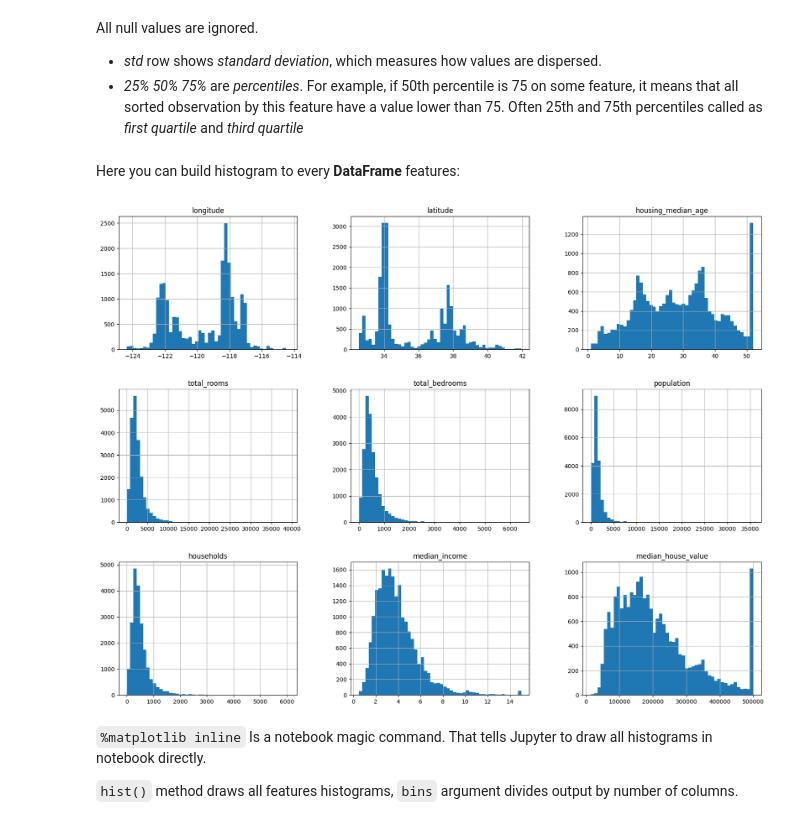
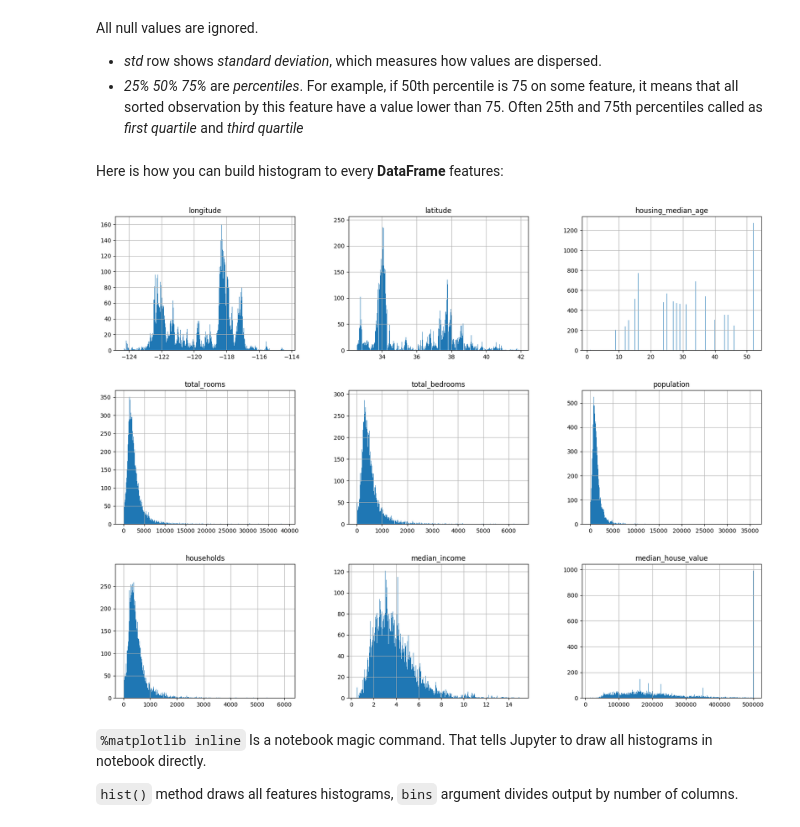
Before and after one commit to yeghor/Learning-Machine-Learning, a Jupyter notebook: Housing.ipynb, the cells around one changed output. Drawn from its saved outputs; the diff is of its cells as text; code cells hidden in the pictures.

```diff
--- a/Housing.ipynb
+++ b/Housing.ipynb
@@ -82,15 +82,15 @@ All null values are ignored.
 - *std* row shows *standard deviation*, which measures how values are dispersed.
 - *25% 50% 75%* are *percentiles*. For example, if 50th percentile is 75 on some feature, it means that all sorted observation by this feature have a value lower than 75. Often 25th and 75th percentiles called as *first quartile* and *third quartile*
 # %% [markdown]
-Here you can build histogram to every **DataFrame** features:
+Here is how you can build histogram to every **DataFrame** features:
 # %%
 %matplotlib inline
 import matplotlib.pyplot as plt
 
-csv_data.hist(bins=50, figsize=(20, 15))
+csv_data.hist(bins=500, figsize=(20, 15))
 plt.show()
 # %% [output]
-[figure, old version]
+[figure, new version]
 # %% [markdown]
 `%matplotlib inline` Is a notebook magic command. That tells Jupyter to draw all histograms in notebook directly.
 
```
Also changed, not shown: 1 other file.
